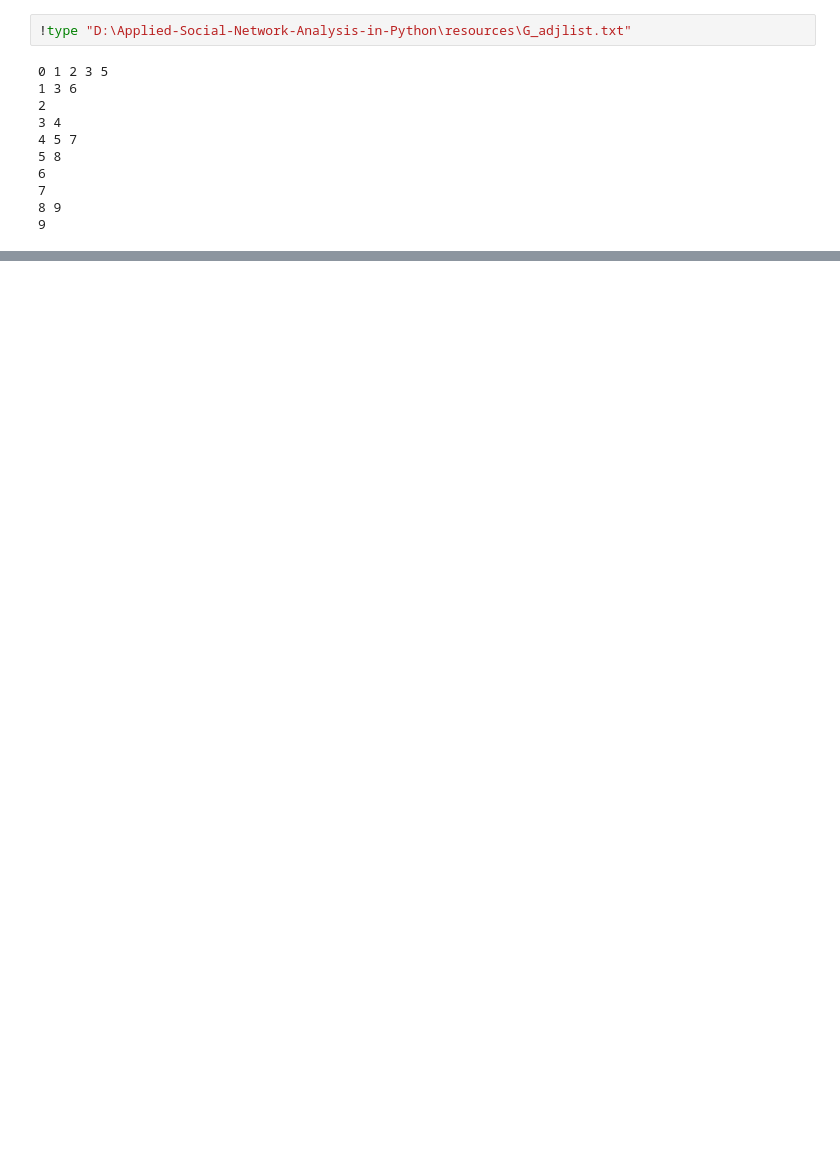
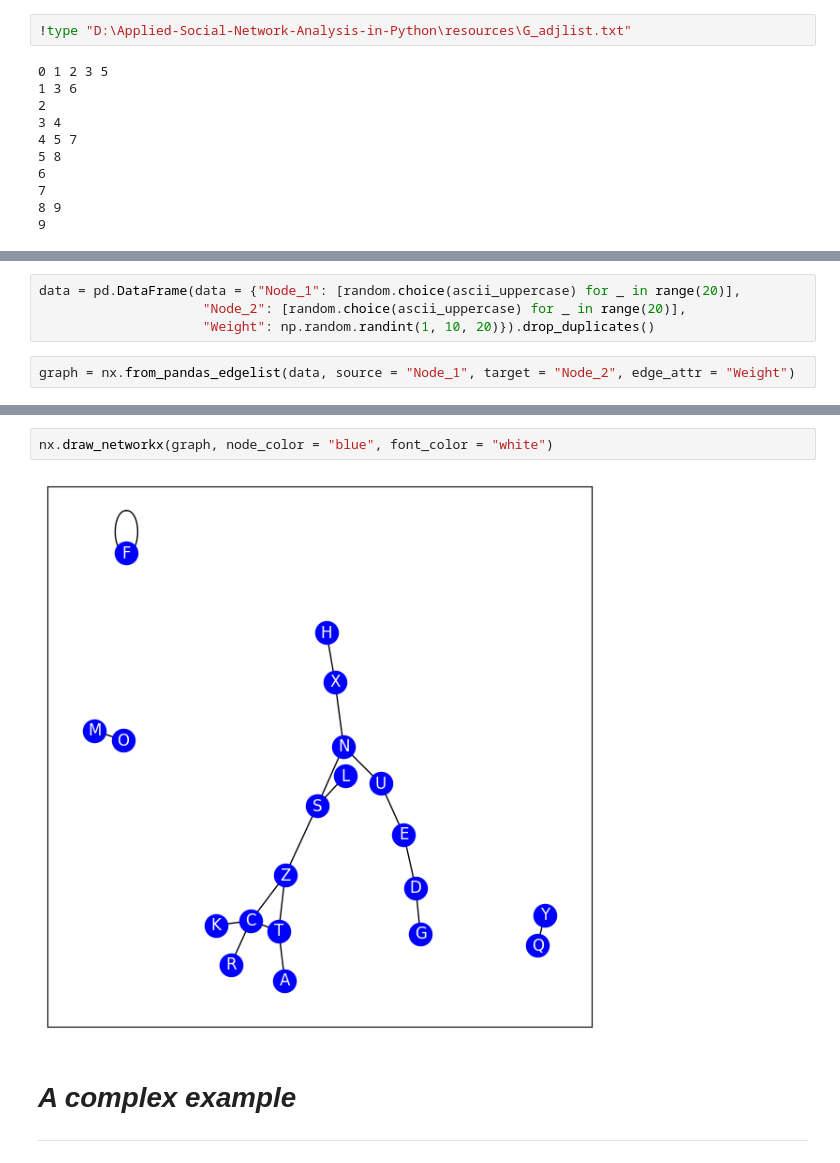
Before and after one commit to anoban/Applied-Social-Network-Analysis-in-Python, a Jupyter notebook: Anoban/Loading Graphs.ipynb, the cells around one changed output, grey strips where cells are left out. Saved outputs shown, nothing was run; the diff lists cells and outputs as text; blank space fills up the shorter version.

```diff
--- a/Anoban/Loading Graphs.ipynb
+++ b/Anoban/Loading Graphs.ipynb
@@ -18,0 +125,6 @@ import matplotlib.pyplot as plt
+# %%
+data = pd.DataFrame(data = {"Node_1": [random.choice(ascii_uppercase) for _ in range(20)],
+                     "Node_2": [random.choice(ascii_uppercase) for _ in range(20)],
+                     "Weight": np.random.randint(1, 10, 20)}).drop_duplicates()
+# %%
+graph = nx.from_pandas_edgelist(data, source = "Node_1", target = "Node_2", edge_attr = "Weight")
@@ -18,0 +156,7 @@ import matplotlib.pyplot as plt
+# %%
+nx.draw_networkx(graph, node_color = "blue", font_color = "white")
+# %% [output]
+[figure, added]
+# %% [markdown]
+# ***A complex example***
+---------------------
```
Also changed, not shown: parts of 40 cells of this notebook.
